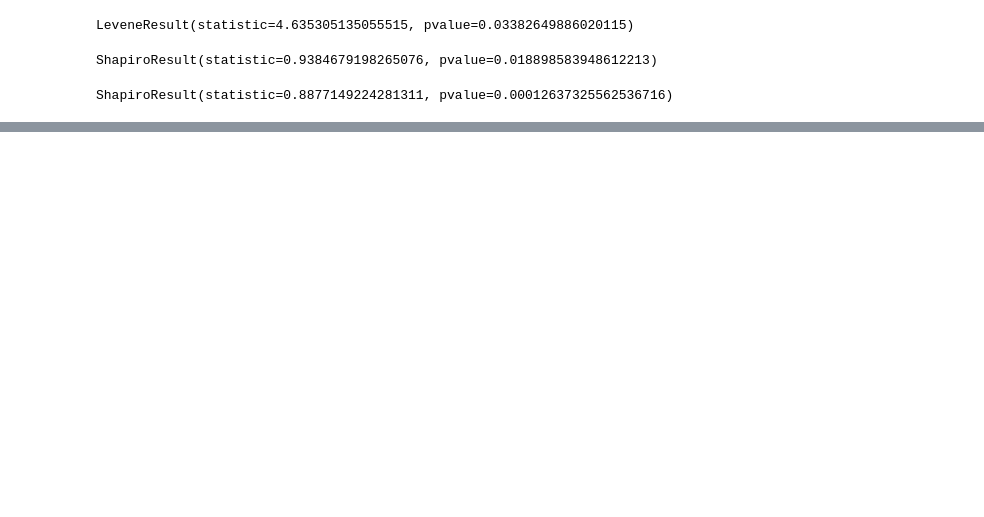
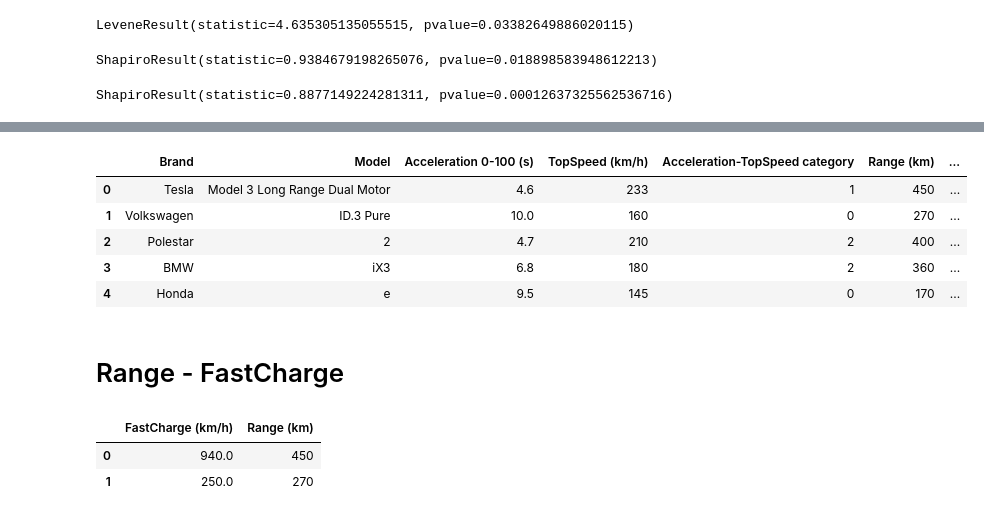
Before and after one commit to MartinJank/OZNAL, a Jupyter notebook: eda.ipynb, the cells around one changed output, grey strips where cells are left out. Saved outputs shown, nothing was run; the diff lists cells and outputs as text; code cells hidden in the pictures; blank space fills up the shorter version.

```diff
--- a/eda.ipynb
+++ b/eda.ipynb
@@ -667,0 +564,6 @@ df.head(2)
+# %%
+ACC_outliers = identify_outliers(km_data["Acceleration 0-100 (s)"])
+km_data = km_data.drop(ACC_outliers.index)
+
+TS_outliers = identify_outliers(km_data["TopSpeed (km/h)"])
+km_data = km_data.drop(TS_outliers.index)
@@ -667,0 +581,12 @@ df.head(2)
+# %%
+from sklearn.cluster import KMeans
+from sklearn.preprocessing import StandardScaler, normalize
+from sklearn.metrics import silhouette_score
+
+from sklearn.datasets import make_blobs
+import pandas as pd
+
+# make as panda dataframe for easy understanding
+df = pd.DataFrame(km_data, columns=["Acceleration 0-100 (s)", "TopSpeed (km/h)"])
+# df = pd.DataFrame(data, columns=["BodyStyle", "Efficiency (Wh/km)"])
+df.head(2)
@@ -667,0 +605,3 @@ df.head(2)
+# %%
+from sklearn.cluster import KMeans
+kmeans = KMeans(n_clusters=3, init='k-means++', random_state=0).fit(df)
@@ -667,0 +674,11 @@ df.head(2)
+# %%
+km_data.head()
+# %% [output]
+|  | Brand | Model | Acceleration 0-100 (s) | TopSpeed (km/h) | Acceleration-TopSpeed category | Range (km) | ... |
+| 0 | Tesla | Model 3 Long Range Dual Motor | 4.6 | 233 | 1 | 450 | ... |
+| 1 | Volkswagen | ID.3 Pure | 10.0 | 160 | 0 | 270 | ... |
+| 2 | Polestar | 2 | 4.7 | 210 | 2 | 400 | ... |
+| 3 | BMW | iX3 | 6.8 | 180 | 2 | 360 | ... |
+| 4 | Honda | e | 9.5 | 145 | 0 | 170 | ... |
+# %% [markdown]
+# Range - FastCharge
@@ -667,0 +694,7 @@ df.head(2)
+# %%
+df = pd.DataFrame(km_data, columns=["FastCharge (km/h)", "Range (km)"])
+df.head(2)
+# %% [output]
+|  | FastCharge (km/h) | Range (km) |
+| 0 | 940.0 | 450 |
+| 1 | 250.0 | 270 |
```
Also changed, not shown: parts of 64 cells of this notebook.
